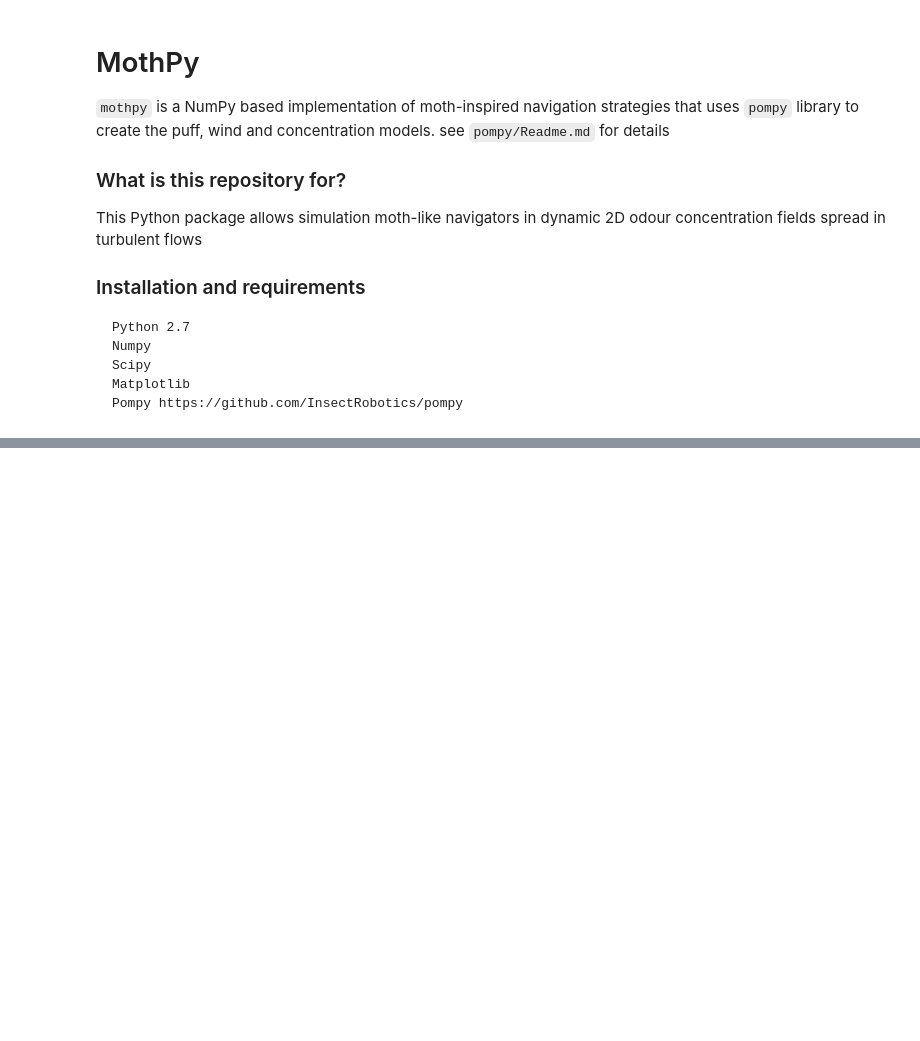
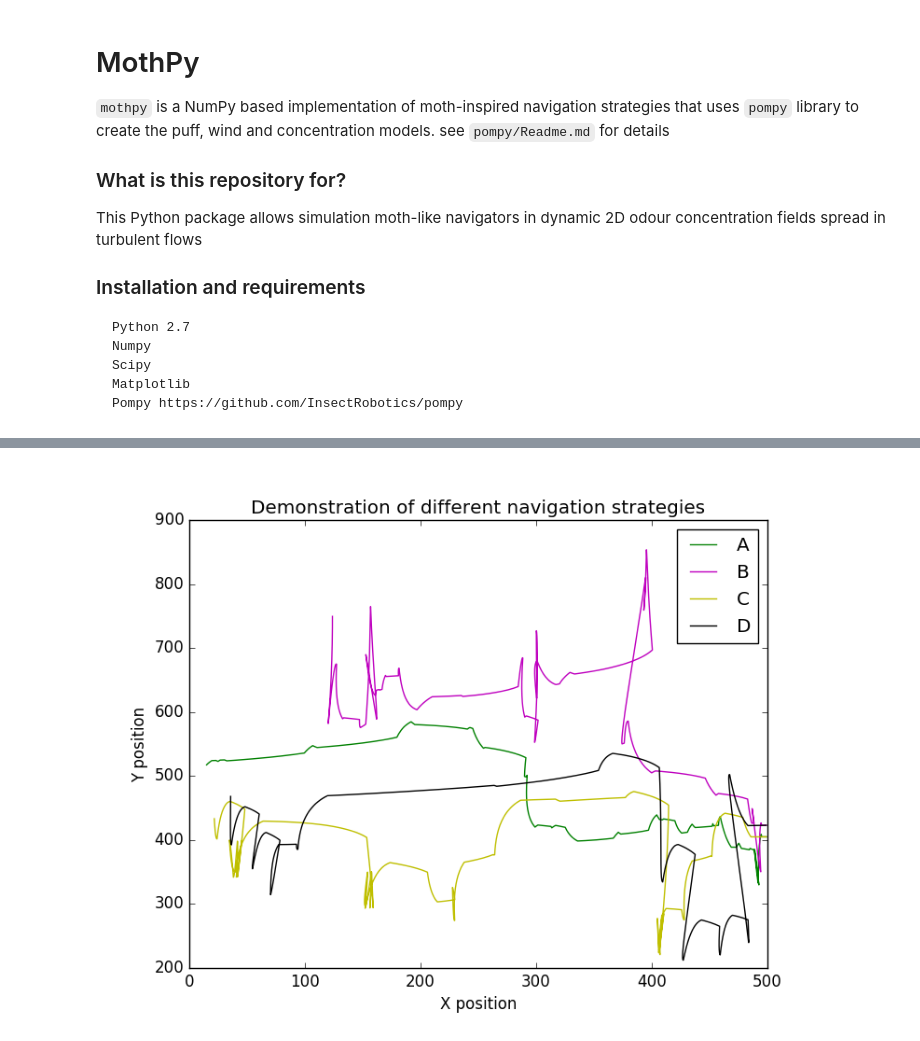
Before and after one commit to alexliberzonlab/mothpy, a Jupyter notebook: moth/mothpy_getting_started.ipynb, the cells around one changed output, grey strips where cells are left out. Cells and saved outputs as stored; diff of their text form; code cells hidden in the pictures; blank space fills up the shorter version.

```diff
--- a/moth/mothpy_getting_started.ipynb
+++ b/moth/mothpy_getting_started.ipynb
@@ -40,3 +35,8 @@ AttributeError: 'module' object has no attribute 'popall'
+# %%
+# demo of the output
+Image('Demonstration_of_different_navigation_strategies.png')
+# %% [output]
+[figure, added]
 # %% [markdown]
 ## How to build the figures for the paper
 
```
Also changed, not shown: parts of 7 cells of this notebook, 1 other file.
